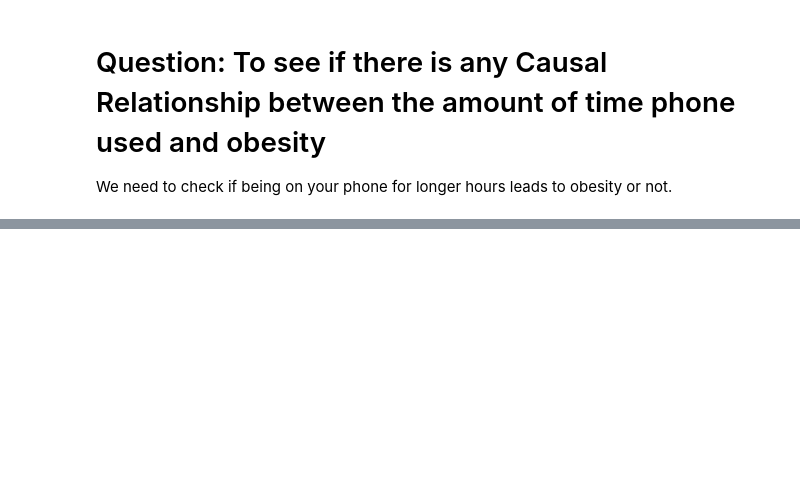
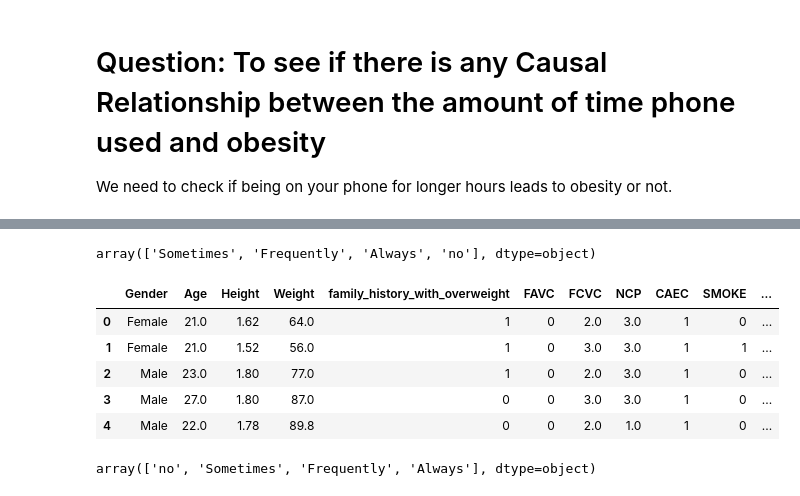
Before and after one commit to omkarnaik713/Causal-Inference-Research, a Jupyter notebook: obesity.ipynb, the cells around one changed output, grey strips where cells are left out. Saved outputs shown, nothing was run; the diff lists cells and outputs as text; code cells hidden in the pictures; blank space fills up the shorter version.

```diff
--- a/obesity.ipynb
+++ b/obesity.ipynb
@@ -50,3 +50,5 @@ data.describe()
 # Question: To see if there is any Causal Relationship between the amount of time phone used and obesity
 
 We need to check if being on your phone for longer hours leads to obesity or not.
+# %%
+data['label'] = data['NObeyesdad'].apply(lambda x : 0 if x == 'Normal_Weight' else 1)
@@ -52,0 +66,4 @@ We need to check if being on your phone for longer hours leads to obesity or not
+# %%
+data['CAEC'].unique()
+# %% [output]
+array(['Sometimes', 'Frequently', 'Always', 'no'], dtype=object)
@@ -52,0 +77,13 @@ We need to check if being on your phone for longer hours leads to obesity or not
+# %%
+data.head()
+# %% [output]
+|  | Gender | Age | Height | Weight | family_history_with_overweight | FAVC | FCVC | NCP | CAEC | SMOKE | ... |
+| 0 | Female | 21.0 | 1.62 | 64.0 | 1 | 0 | 2.0 | 3.0 | 1 | 0 | ... |
+| 1 | Female | 21.0 | 1.52 | 56.0 | 1 | 0 | 3.0 | 3.0 | 1 | 1 | ... |
+| 2 | Male | 23.0 | 1.80 | 77.0 | 1 | 0 | 2.0 | 3.0 | 1 | 0 | ... |
+| 3 | Male | 27.0 | 1.80 | 87.0 | 0 | 0 | 3.0 | 3.0 | 1 | 0 | ... |
+| 4 | Male | 22.0 | 1.78 | 89.8 | 0 | 0 | 2.0 | 1.0 | 1 | 0 | ... |
+# %%
+data['CALC'].unique()
+# %% [output]
+array(['no', 'Sometimes', 'Frequently', 'Always'], dtype=object)
```
Also changed, not shown: parts of 9 cells of this notebook.
